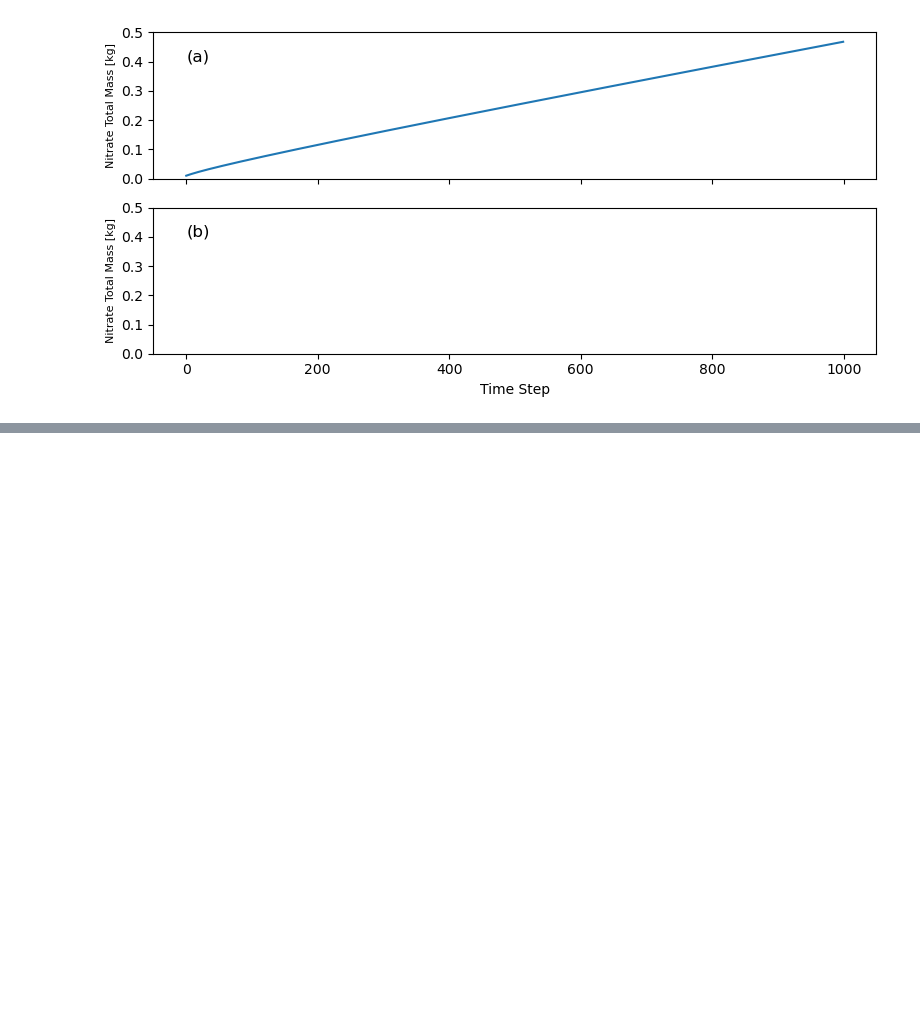
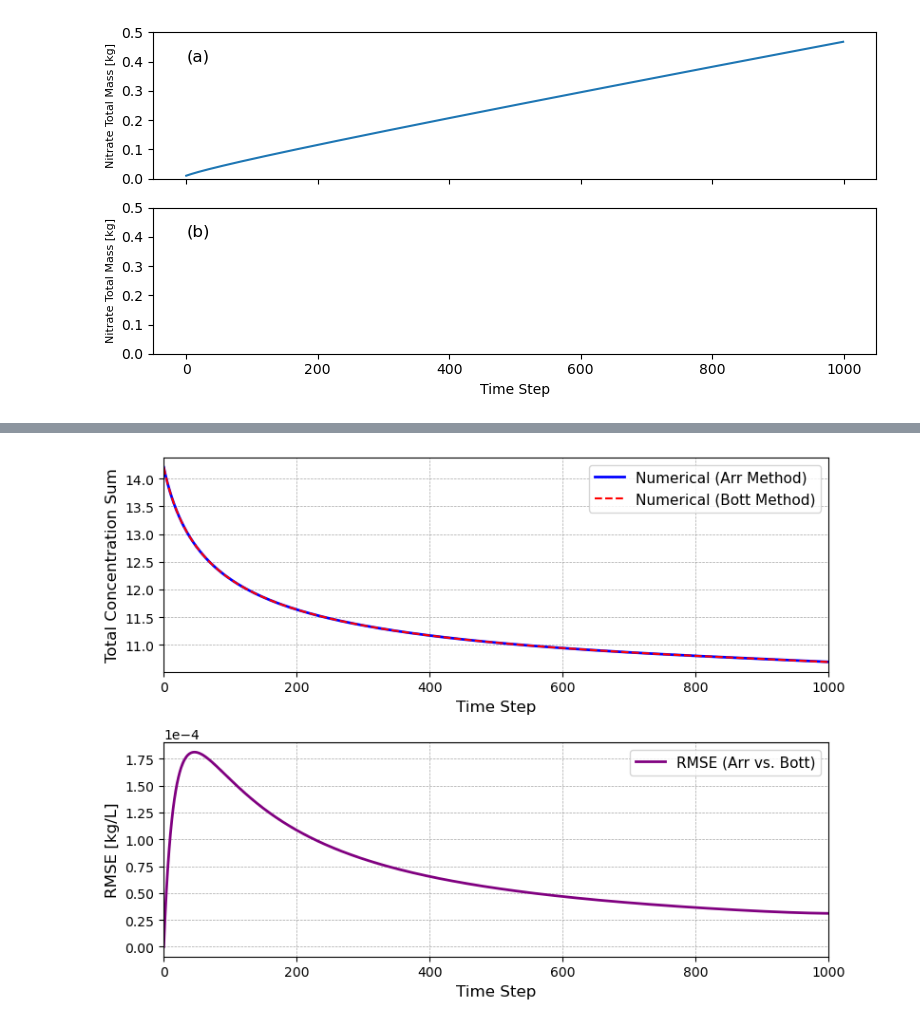
Before and after one commit to Haechan-Kimm/EOSC511-TheDeepThinkers, a Jupyter notebook: 2D visulization/Visulization.ipynb, the cells around one changed output, grey strips where cells are left out. Cells and saved outputs as stored; diff of their text form; code cells hidden in the pictures; blank space fills up the shorter version.

```diff
--- a/2D visulization/Visulization.ipynb
+++ b/2D visulization/Visulization.ipynb
@@ -248,0 +566,56 @@ We will use **One Time Input** and **Infinate boundary** to get our analytical s
+# %%
+# Error of bott vs arr
+
+import numpy as np
+import matplotlib.pyplot as plt
+
+
+
+# match time steps
+n_time_steps = min(c_arr.shape[0], c_bott.shape[0])
+
+# match space steps
+c_arr_aligned = c_arr[:n_time_steps, :, :]
+c_bott_aligned = c_bott[:n_time_steps, 2:-2, :]
+
+time_axis = np.arange(n_time_steps)
+
+# concentration vs time
+sum_arr = np.sum(c_arr_aligned, axis=(1, 2))
+sum_bott = np.sum(c_bott_aligned, axis=(1, 2))
+
+# RMSE: Arr vs Bott
+rmse_diff = np.sqrt(np.mean((c_arr_aligned - c_bott_aligned)**2, axis=(1, 2)))
+
+
+# visualization
+fig, (ax1, ax2) = plt.subplots(2, 1, figsize=(8, 6))
+
+# Total contration vs time: NOT conservative
+ax1.plot(time_axis, sum_arr, label='Numerical (Arr Method)', color='blue', linewidth=2, linestyle='-')
+ax1.plot(time_axis, sum_bott, label='Numerical (Bott Method)', color='red', linewidth=1.5, linestyle='--')
+
+# ax1.set_title('Total Concentration', fontsize=14, fontweight='bold')
+ax1.set_xlabel('Time Step', fontsize=12)
+ax1.set_ylabel('Total Concentration Sum', fontsize=12)
+ax1.grid(True, color='grey', linestyle='--', linewidth=0.5, alpha=0.7)
+ax1.legend(fontsize=11)
+ax1.set_xlim([0, n_time_steps])
+
+# RMSE vs time
+ax2.plot(time_axis, rmse_diff, label='RMSE (Arr vs. Bott)', color='purple', linewidth=2)
+
+# ax2.set_title('RMSE', fontsize=14, fontweight='bold')
+ax2.set_xlabel('Time Step', fontsize=12)
+ax2.set_ylabel('RMSE [kg/L]', fontsize=12)
+ax2.grid(True, color='grey', linestyle='--', linewidth=0.5, alpha=0.7)
+ax2.legend(fontsize=11)
+ax2.set_xlim([0, n_time_steps])
+
+
+ax2.ticklabel_format(axis='y', style='sci', scilimits=(0,0))
+
+plt.tight_layout()
+plt.show()
+# %% [output]
+[figure, added]
```
Also changed, not shown: parts of 29 cells of this notebook, 9 other files.
